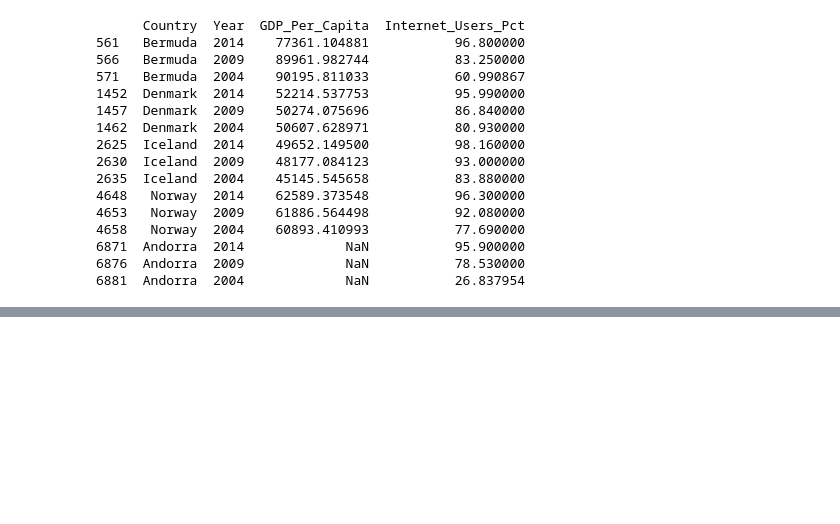
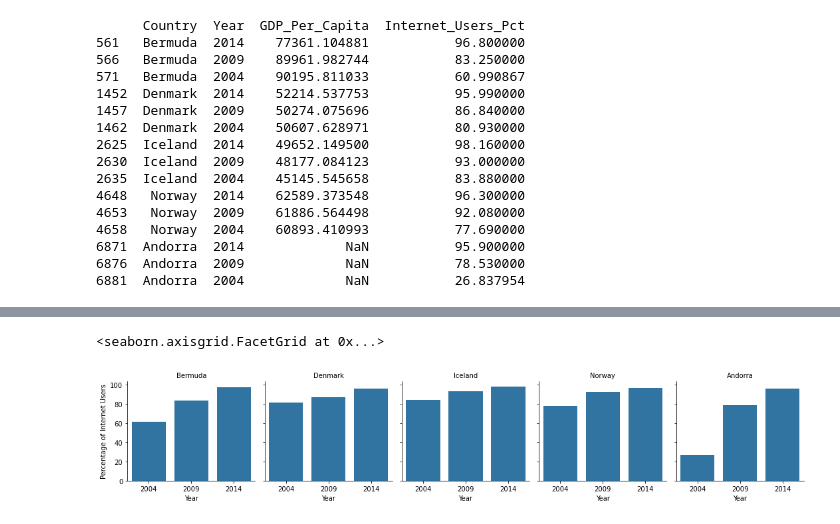
Before and after one commit to NSS-Data-Analytics-Cohort-6/gdp-and-internet-usage-caitbrown12, a Jupyter notebook: notebook/gdp_internet_usage_assignment.ipynb, the cells around one changed output, grey strips where cells are left out. Cells and saved outputs as stored; diff of their text form; code cells hidden in the pictures; blank space fills up the shorter version.

Commit message:
Completed through 32. Selected a color scheme for Seaborn FacetGrids but they are all blue. Will need to investigate that a bit further.

```diff
--- a/notebook/gdp_internet_usage_assignment.ipynb
+++ b/notebook/gdp_internet_usage_assignment.ipynb
@@ -639,0 +662,8 @@ print(top_5_internet_df)
+# %%
+g = sns.FacetGrid(top_5_internet_df, col='Country', palette='prism')
+g.map_dataframe(sns.barplot, x='Year', y='Internet_Users_Pct')
+g.set_axis_labels('Year', 'Percentage of Internet Users')
+g.set_titles(col_template='{col_name}')
+# %% [output]
+<seaborn.axisgrid.FacetGrid at 0x...>
+[figure, added]
```
Also changed, not shown: parts of 21 cells of this notebook.
